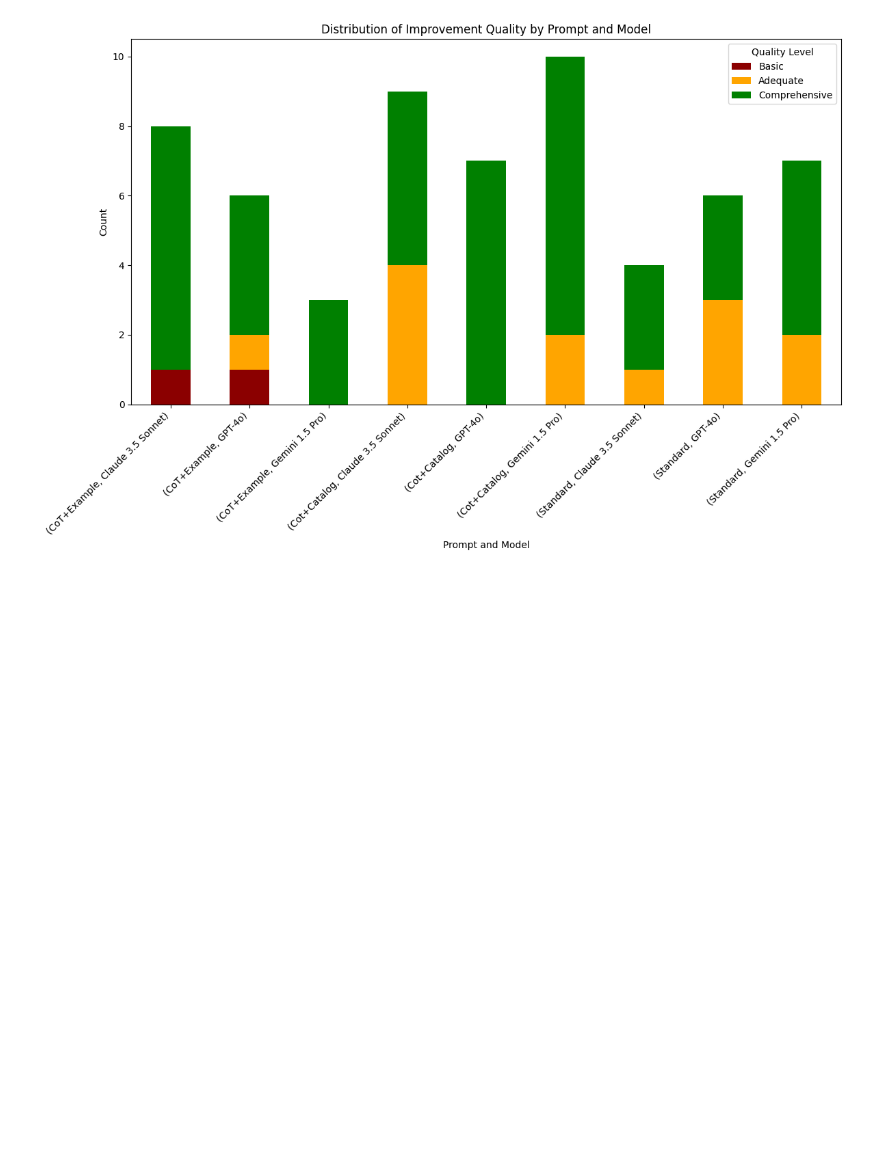
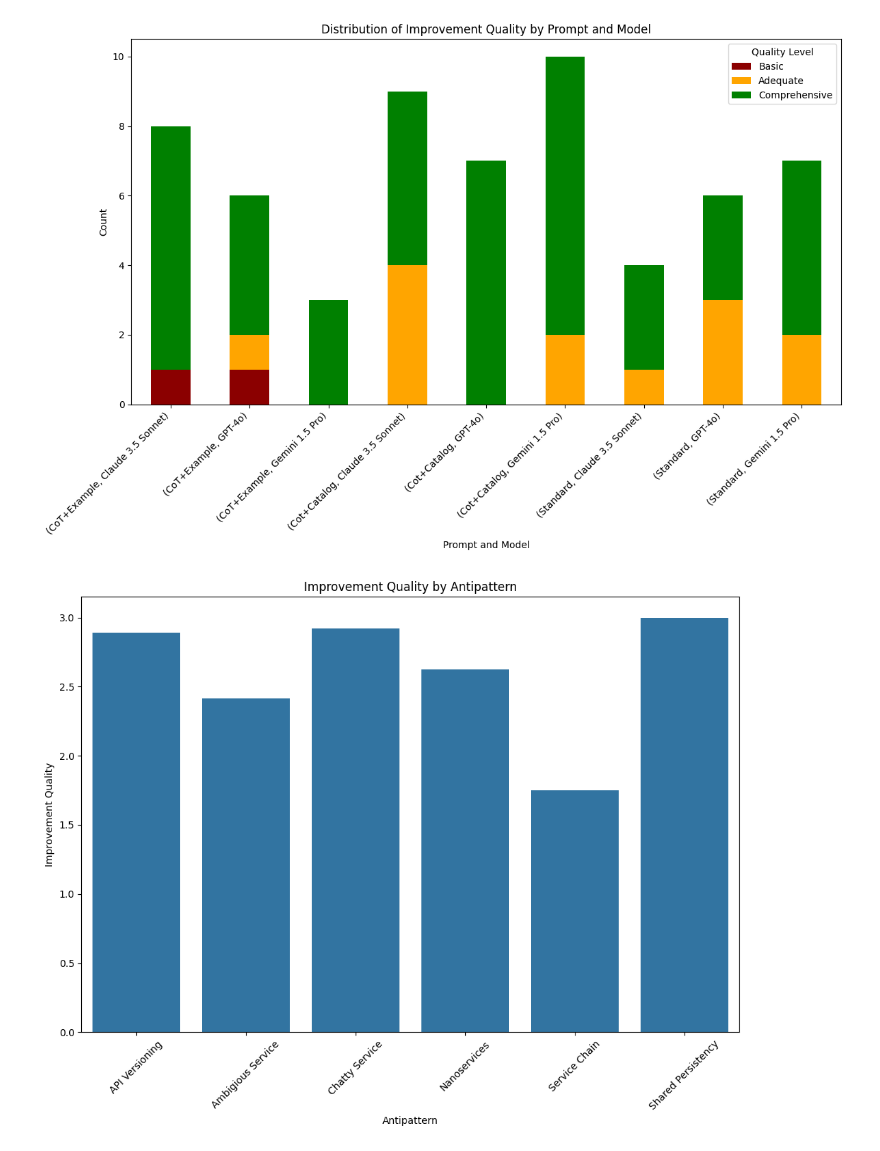
Before and after one commit to fapfaff/ai-detection-of-architectural-antipatterns, a Jupyter notebook: evaluation/evaluation.ipynb, the cells around one changed output. Saved outputs shown, nothing was run; the diff lists cells and outputs as text; code cells hidden in the pictures; blank space fills up the shorter version.

Commit message:
add evaluation images

```diff
--- a/evaluation/evaluation.ipynb
+++ b/evaluation/evaluation.ipynb
@@ -140,3 +140,16 @@ Try using .loc[row_indexer,col_indexer] = value instead
 See the caveats in the documentation: https://pandas.pydata.org/pandas-docs/stable/user_guide/indexing.html#returning-a-view-versus-a-copy
   improvement_suggestion_df['QualityLabel'] = improvement_suggestion_df['ImprovementQuality'].apply(quality_label)
 [figure]
+# %%
+quality_by_antipattern = improvement_suggestion_df.groupby("Antipattern")["ImprovementQuality"].mean().reset_index()
+
+
+plt.figure(figsize=(12, 8))
+sns.barplot(x='Antipattern', y='ImprovementQuality', data=quality_by_antipattern)
+plt.title('Improvement Quality by Antipattern')
+plt.xlabel("Antipattern")
+plt.ylabel("Improvement Quality")
+plt.xticks(rotation=45)
+plt.show()
+# %% [output]
+[figure, added]
```
Also changed, not shown: 6 other files.
